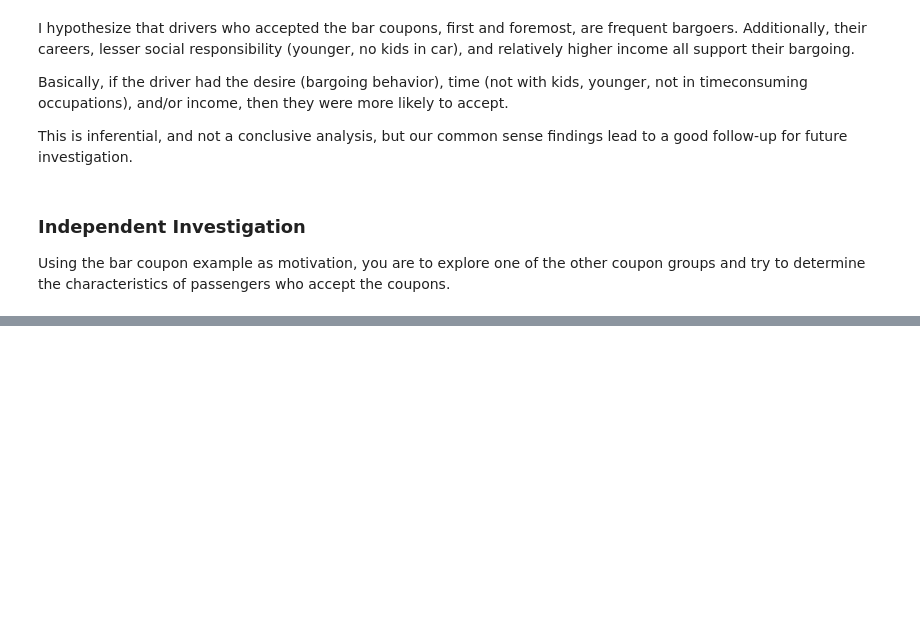
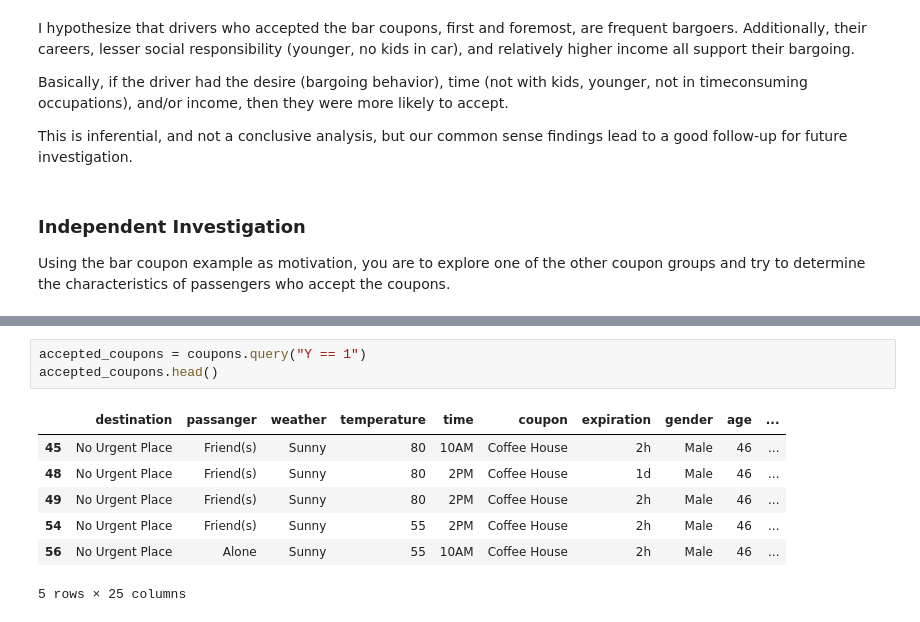
Before and after one commit to jheberer/Berkeley-Profession-Certificate-in-ML---Assignment-1, a Jupyter notebook: coupon.ipynb, the cells around one changed output, grey strips where cells are left out. Cells and saved outputs as stored; diff of their text form; blank space fills up the shorter version.

```diff
--- a/coupon.ipynb
+++ b/coupon.ipynb
@@ -431,0 +504,11 @@ Using the bar coupon example as motivation, you are to explore one of the other
+# %%
+accepted_coupons = coupons.query("Y == 1")
+accepted_coupons.head()
+# %% [output]
+|  | destination | passanger | weather | temperature | time | coupon | expiration | gender | age | ... |
+| 45 | No Urgent Place | Friend(s) | Sunny | 80 | 10AM | Coffee House | 2h | Male | 46 | ... |
+| 48 | No Urgent Place | Friend(s) | Sunny | 80 | 2PM | Coffee House | 1d | Male | 46 | ... |
+| 49 | No Urgent Place | Friend(s) | Sunny | 80 | 2PM | Coffee House | 2h | Male | 46 | ... |
+| 54 | No Urgent Place | Friend(s) | Sunny | 55 | 2PM | Coffee House | 2h | Male | 46 | ... |
+| 56 | No Urgent Place | Alone | Sunny | 55 | 10AM | Coffee House | 2h | Male | 46 | ... |
+5 rows × 25 columns
```
Also changed, not shown: parts of 23 cells of this notebook.
